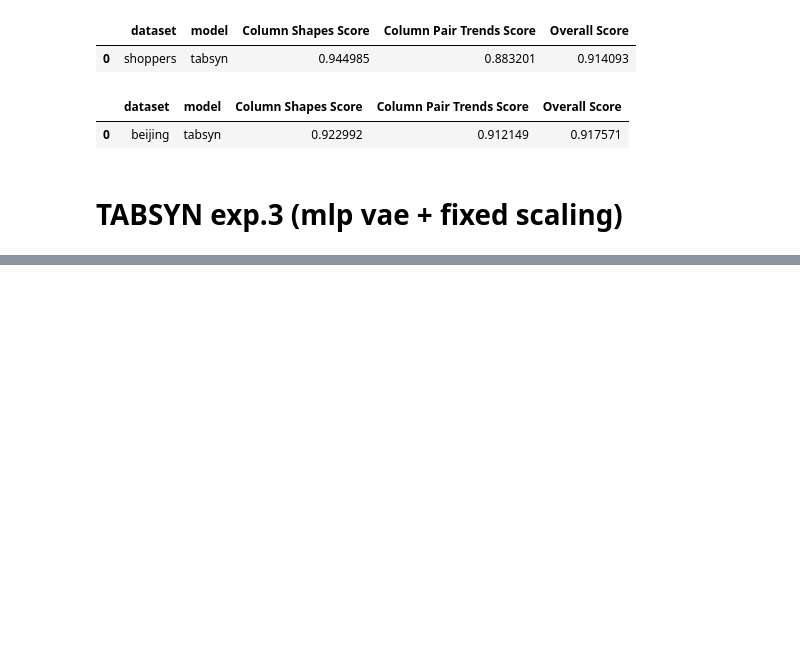
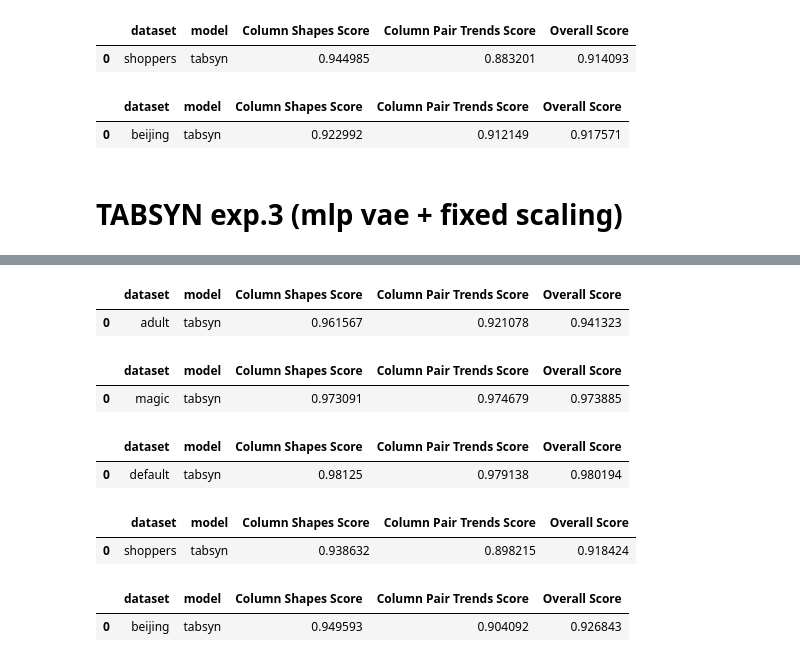
Before and after one commit to hushchyn-mikhail/generative_tables, a Jupyter notebook: metrics.ipynb, the cells around one changed output, grey strips where cells are left out. Drawn from its saved outputs; the diff is of its cells as text; code cells hidden in the pictures; blank space fills up the shorter version.

```diff
--- a/metrics.ipynb
+++ b/metrics.ipynb
@@ -538,0 +522,5 @@ summary_df
+# %%
+summary_rows, per_column_rows, pair_rows = calc('adult', 'tabsyn')
+summary_df = pd.DataFrame(summary_rows)
+per_column_df = pd.concat(per_column_rows, ignore_index=True)
+pair_df = pd.concat(pair_rows, ignore_index=True)
@@ -538,0 +538,25 @@ summary_df
+# %%
+summary_df
+# %% [output]
+|  | dataset | model | Column Shapes Score | Column Pair Trends Score | Overall Score |
+| 0 | adult | tabsyn | 0.961567 | 0.921078 | 0.941323 |
+# %%
+summary_df
+# %% [output]
+|  | dataset | model | Column Shapes Score | Column Pair Trends Score | Overall Score |
+| 0 | magic | tabsyn | 0.973091 | 0.974679 | 0.973885 |
+# %%
+summary_df
+# %% [output]
+|  | dataset | model | Column Shapes Score | Column Pair Trends Score | Overall Score |
+| 0 | default | tabsyn | 0.98125 | 0.979138 | 0.980194 |
+# %%
+summary_df
+# %% [output]
+|  | dataset | model | Column Shapes Score | Column Pair Trends Score | Overall Score |
+| 0 | shoppers | tabsyn | 0.938632 | 0.898215 | 0.918424 |
+# %%
+summary_df
+# %% [output]
+|  | dataset | model | Column Shapes Score | Column Pair Trends Score | Overall Score |
+| 0 | beijing | tabsyn | 0.949593 | 0.904092 | 0.926843 |
```
Also changed, not shown: parts of 10 cells of this notebook, 1 other file.
